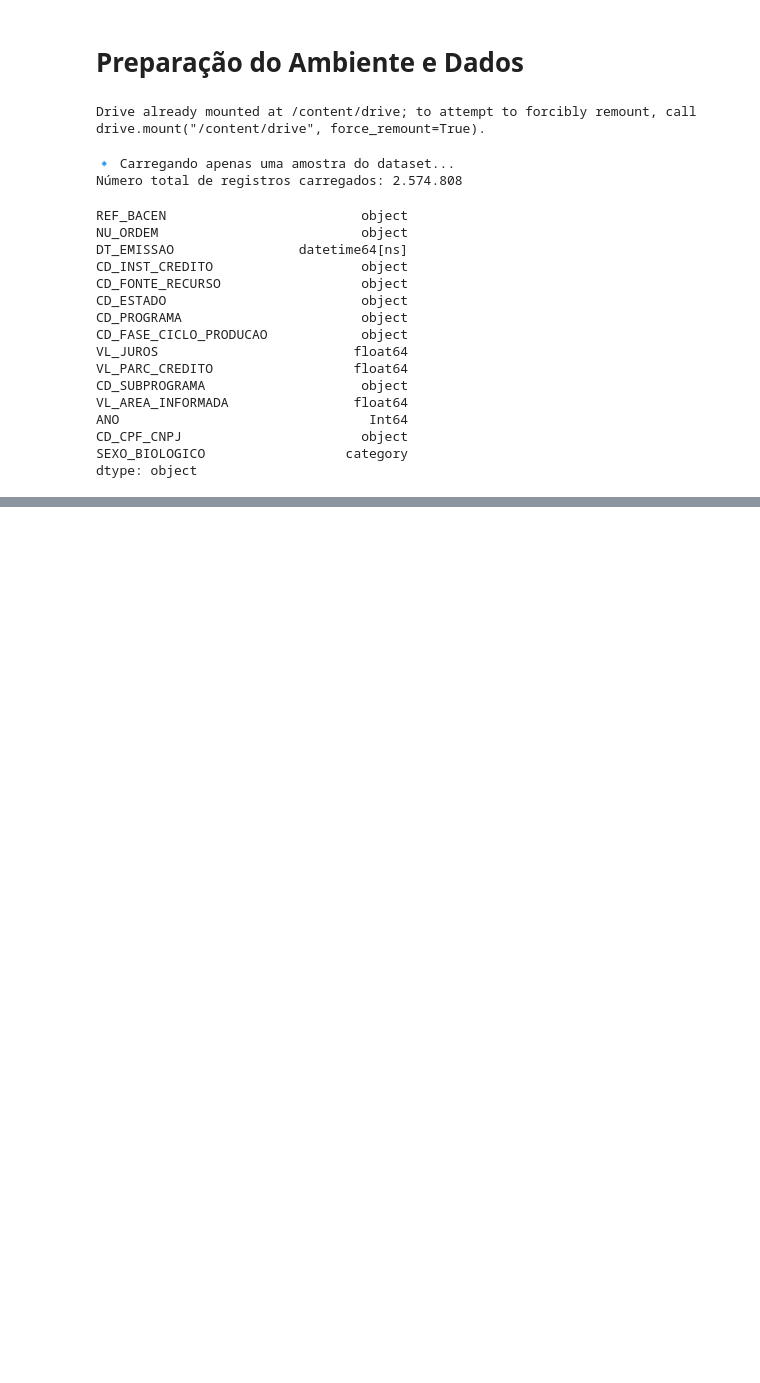
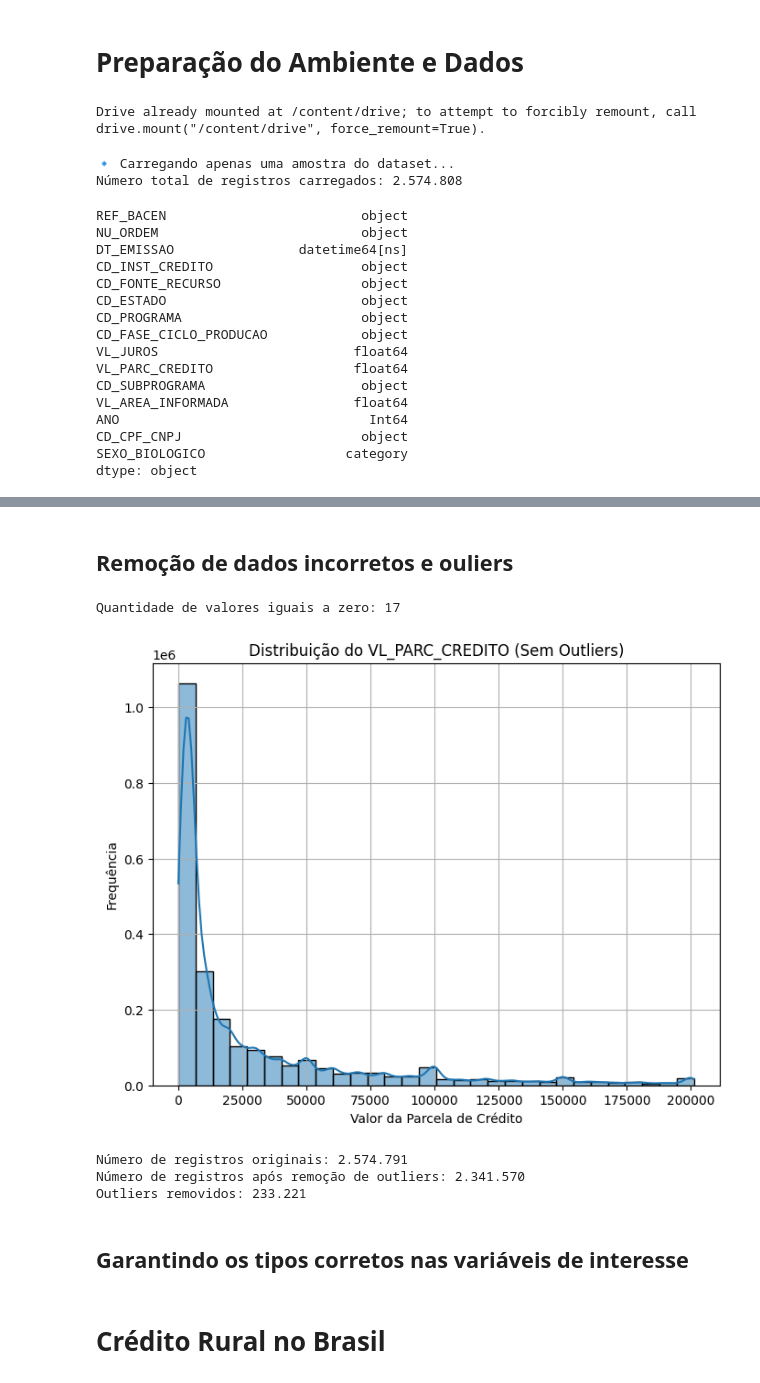
Before and after one commit to marcelo7bastos/mba_mcdia_est_desc_analise_pronaf, a Jupyter notebook: mba_mcdia_est_desc_analise_pronaf.ipynb, the cells around one changed output, grey strips where cells are left out. Saved outputs shown, nothing was run; the diff lists cells and outputs as text; code cells hidden in the pictures; blank space fills up the shorter version.

```diff
--- a/mba_mcdia_est_desc_analise_pronaf.ipynb
+++ b/mba_mcdia_est_desc_analise_pronaf.ipynb
@@ -135,0 +201,49 @@ dtype: object
+# %% [markdown]
+## Remoção de dados incorretos e ouliers
+# %%
+# Remover os valores iguais a 0 reais
+print(f"Quantidade de valores iguais a zero: {df['VL_PARC_CREDITO'].eq(0).sum()}")
+
+df = df[df['VL_PARC_CREDITO'] > 0]
+# %% [output]
+Quantidade de valores iguais a zero: 17
+# %%
+# Auxiliar a identificar a distribuição paramétrica dos dados removendo outliers
+
+# Calcular quartis e IQR (Intervalo Interquartil)
+Q1 = np.percentile(df['VL_PARC_CREDITO'], 25)
+Q3 = np.percentile(df['VL_PARC_CREDITO'], 75)
+IQR = Q3 - Q1
+
+# Definir limites para detecção de outliers
+limite_inferior = Q1 - 3 * IQR
+limite_superior = Q3 + 3 * IQR
+
+# Filtrar dados dentro dos limites
+df_tratado = df[(df['VL_PARC_CREDITO'] >= limite_inferior) &
+                             (df['VL_PARC_CREDITO'] <= limite_superior)]
+
+# Criar histograma após remoção dos outliers
+plt.figure(figsize=(8, 6))
+sns.histplot(df_tratado['VL_PARC_CREDITO'], bins=30, kde=True)  # kde=True para curva de densidade
+
+# Personalizar o gráfico
+plt.title("Distribuição do VL_PARC_CREDITO (Sem Outliers)")
+plt.xlabel("Valor da Parcela de Crédito")
+plt.ylabel("Frequência")
+plt.grid(True)
+
+# Exibir gráfico
+plt.show()
+
+# Exibir quantidade de valores removidos formatados no padrão brasileiro
+print(f"Número de registros originais: {df.shape[0]:,}".replace(",", "."))
+print(f"Número de registros após remoção de outliers: {df_tratado.shape[0]:,}".replace(",", "."))
+print(f"Outliers removidos: {df.shape[0] - df_tratado.shape[0]:,}".replace(",", "."))
+# %% [output]
+[figure, added]
+Número de registros originais: 2.574.791
+Número de registros após remoção de outliers: 2.341.570
+Outliers removidos: 233.221
+# %% [markdown]
+## Garantindo os tipos corretos nas variáveis de interesse
@@ -135,0 +252,2 @@ dtype: object
+# %% [markdown]
+# Crédito Rural no Brasil
```
Also changed, not shown: parts of 12 cells of this notebook.
